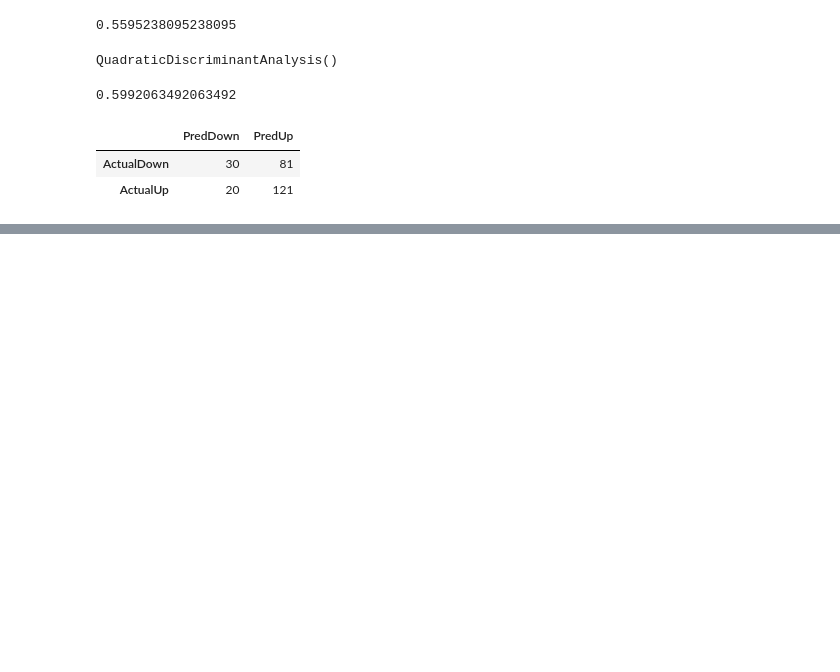
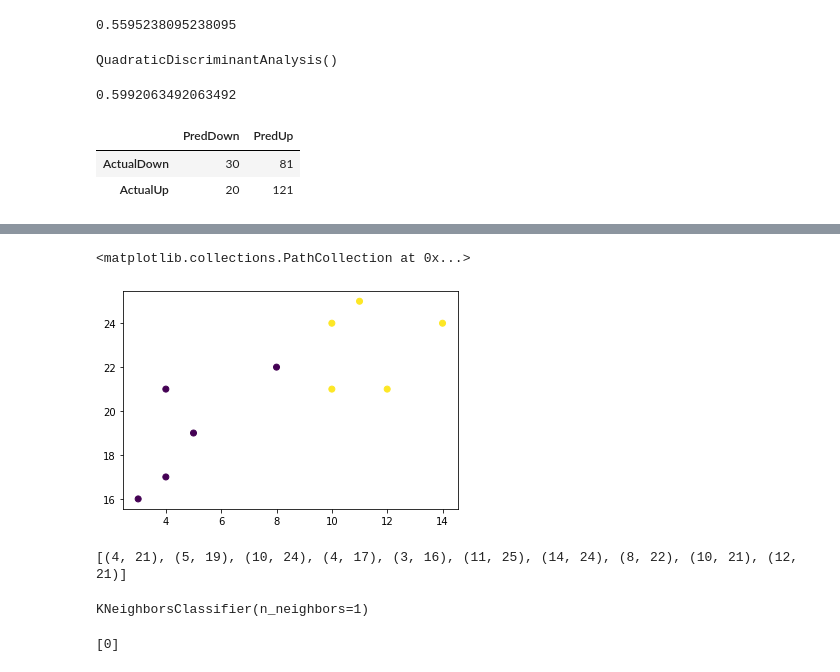
Before and after one commit to BahramMuzaffarli/Jupyter, a Jupyter notebook: DataScience SGH.ipynb, the cells around one changed output, grey strips where cells are left out. Saved outputs shown, nothing was run; the diff lists cells and outputs as text; code cells hidden in the pictures; blank space fills up the shorter version.

```diff
--- a/DataScience SGH.ipynb
+++ b/DataScience SGH.ipynb
@@ -326,0 +368,18 @@ pd.DataFrame(confusion_matrix(y_test, qda_pred),
+# %%
+## KNN simple/introductoryy example
+
+x = [4,5,10,4,3,11,14,8,10,12]
+y = [21,19,24,17,16,25,24,22,21,21]
+classes = [0,0,1,0,0,1,1,0,1,1]
+# %%
+import matplotlib.pyplot as plt
+plt.scatter(x,y,c=classes)
+# %% [output]
+<matplotlib.collections.PathCollection at 0x...>
+[figure, added]
+# %%
+data = list(zip(x,y))
+
+print(data)
+# %% [output]
+[(4, 21), (5, 19), (10, 24), (4, 17), (3, 16), (11, 25), (14, 24), (8, 22), (10, 21), (12, 21)]
@@ -326,0 +388,6 @@ pd.DataFrame(confusion_matrix(y_test, qda_pred),
+# %%
+knn = KNeighborsClassifier(n_neighbors=1)
+
+knn.fit(data, classes)
+# %% [output]
+KNeighborsClassifier(n_neighbors=1)
@@ -326,0 +398,5 @@ pd.DataFrame(confusion_matrix(y_test, qda_pred),
+# %%
+prediction=knn.predict(new_point)
+print(prediction)
+# %% [output]
+[0]
```
Also changed, not shown: parts of 12 cells of this notebook.
